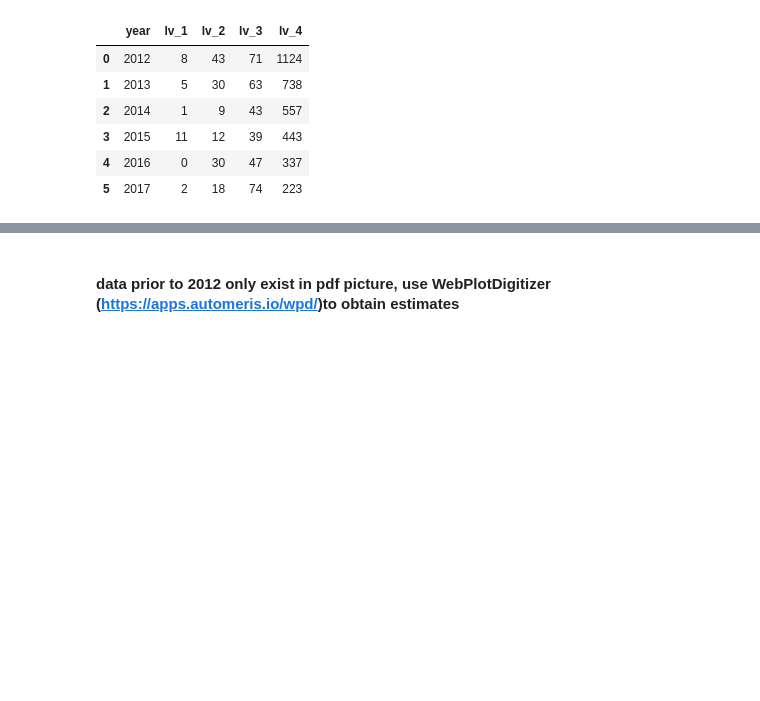
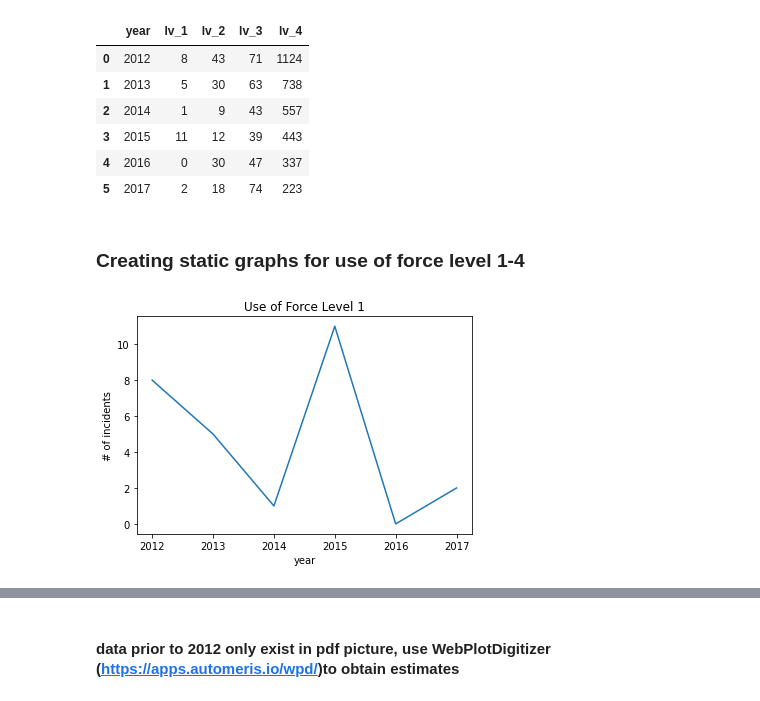
Before and after one commit to sfbrigade/datasci-police-budget, a Jupyter notebook: oaklanddataset/TS_oakpolice_dataprep.ipynb, the cells around one changed output, grey strips where cells are left out. Saved outputs shown, nothing was run; the diff lists cells and outputs as text; code cells hidden in the pictures; blank space fills up the shorter version.

Commit message:
modified with uof static chart creation

```diff
--- a/oaklanddataset/TS_oakpolice_dataprep.ipynb
+++ b/oaklanddataset/TS_oakpolice_dataprep.ipynb
@@ -23,3 +23,13 @@ uof_hist.head(6)
 | 3 | 2015 | 11 | 12 | 39 | 443 |
 | 4 | 2016 | 0 | 30 | 47 | 337 |
 | 5 | 2017 | 2 | 18 | 74 | 223 |
+# %% [markdown]
+### Creating static graphs for use of force level 1-4
+# %%
+sns.lineplot(x='year', y='lv_1', data=uof_hist)
+plt.title('Use of Force Level 1')
+plt.ylabel('# of incidents')
+plt.savefig('./graph/level_1.png')
+plt.show()
+# %% [output]
+[figure, added]
```
Also changed, not shown: parts of 3 cells of this notebook.
